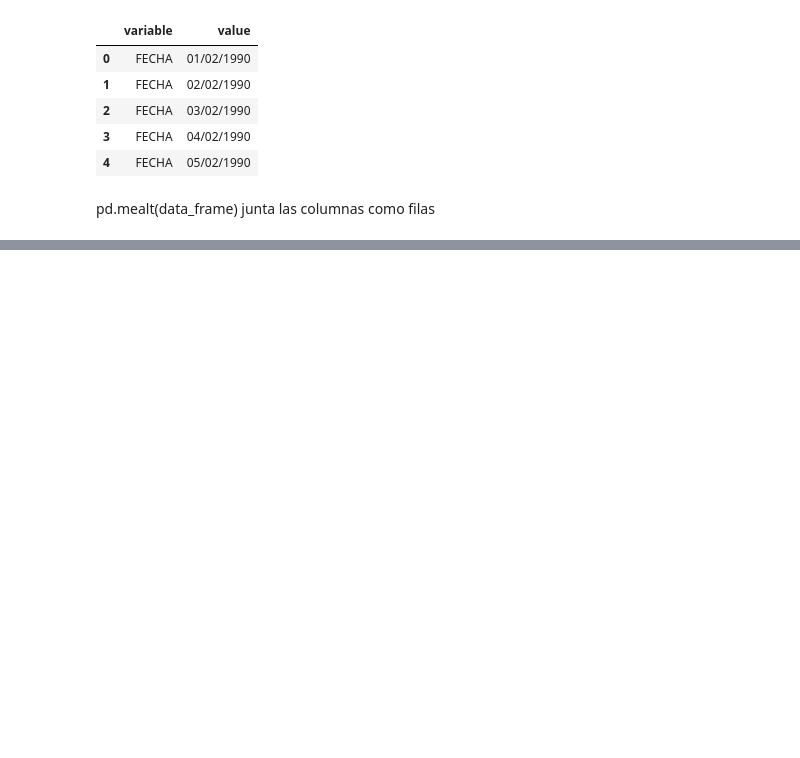
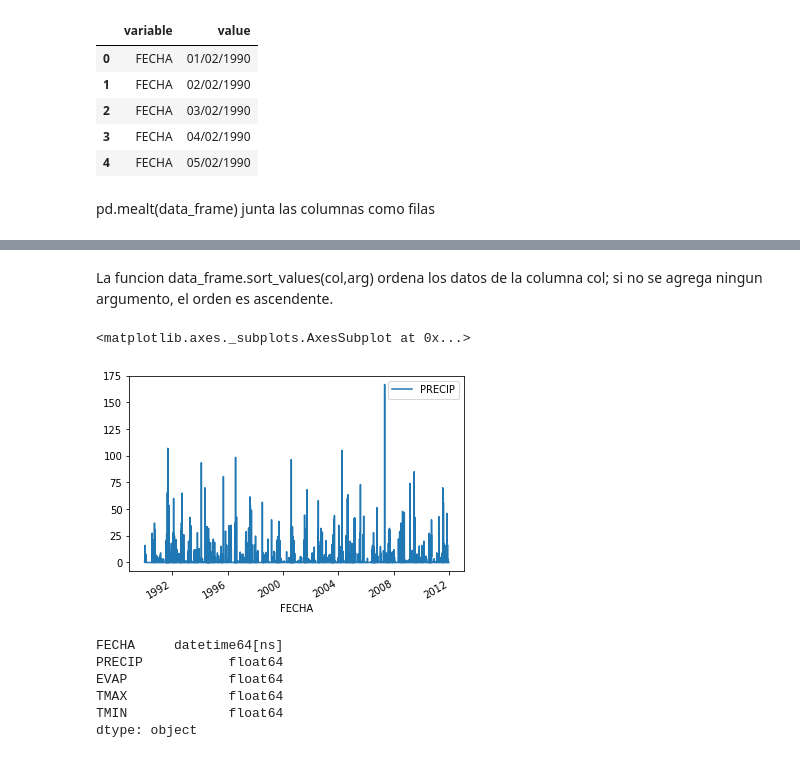
Before and after one commit to Askleth/Archivero, a Jupyter notebook: Actividad_3/Actividad_3.ipynb, the cells around one changed output, grey strips where cells are left out. Drawn from its saved outputs; the diff is of its cells as text; code cells hidden in the pictures; blank space fills up the shorter version.

```diff
--- a/Actividad_3/Actividad_3.ipynb
+++ b/Actividad_3/Actividad_3.ipynb
@@ -113,0 +132,18 @@ NameError: name 'FALSE' is not defined
+# %% [markdown]
+La funcion data_frame.sort_values(col,arg) ordena los datos de la columna col; si no se agrega ningun argumento, el orden es ascendente.
+# %%
+df['FECHA'] = pd.to_datetime(df.FECHA)
+# %%
+df.plot("FECHA","PRECIP")
+# %% [output]
+<matplotlib.axes._subplots.AxesSubplot at 0x...>
+[figure, added]
+# %%
+df.dtypes
+# %% [output]
+FECHA     datetime64[ns]
+PRECIP           float64
+EVAP             float64
+TMAX             float64
+TMIN             float64
+dtype: object
```
Also changed, not shown: parts of 8 cells of this notebook.
